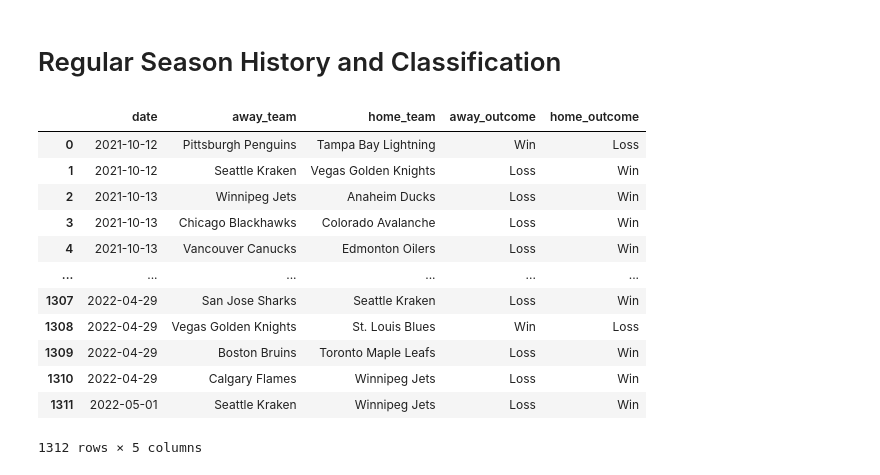
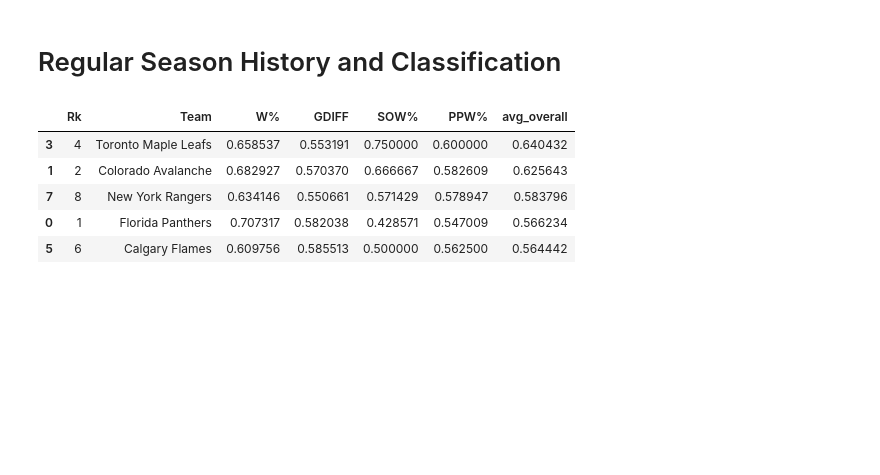
Before and after one commit to RyanSchraeder/StanleyCupPredictions, a Jupyter notebook: notebooks/model.ipynb, the cells around one changed output. Saved outputs shown, nothing was run; the diff lists cells and outputs as text; code cells hidden in the pictures; blank space fills up the shorter version.

Commit message:
pre-commit hook added. model progress updated

```diff
--- a/notebooks/model.ipynb
+++ b/notebooks/model.ipynb
@@ -198,11 +199,11 @@ winners
 # %% [markdown]
 An interesting note here is the high shootout performance of the Toronto Maple Leafs. Their overall win percentage is lower, but it seems they have an outlier. When we look at the best team, the Florida Panthers, it appears they are well-rounded with a decent goal differential and other win percentages. However, they have the highest goal differential and therefore highest win percentage. It seems here that's the most important factor toward playoff readiness, which is understandable. The end game is winning.
 # %%
-winners = pd.melt(winners.reset_index(), id_vars=['Rk'], value_vars=['W%', 'GDIFF', 'SOW%', 'PPW%'])
-winners.columns
+winners_melt = pd.melt(winners, id_vars=['Rk', 'Team'], value_vars=['W%', 'GDIFF', 'SOW%', 'PPW%'])
+winners_melt.sort_values('Rk')
 
-ax = sns.boxplot(x='variable', y='value', data=winners, color='lightskyblue')
-ax = sns.swarmplot(x='variable', y='value', data=winners, color='red')
+ax = sns.boxplot(x='variable', y='value', data=winners_melt, color='lightskyblue')
+ax = sns.swarmplot(x='variable', y='value', data=winners_melt, color='red')
 # %% [output]
 [figure]
 # %% [markdown]
@@ -256,29 +257,44 @@ The test concludes with a high correlation spread. I took the absolute value, si
 # %%
 games = pd.read_csv('../data/regular_season_games.csv').drop(columns=({'Notes', 'Unnamed: 5'})).rename(columns=({
     "Date": "date",
     "Visitor": "away_team",
     "Home": "home_team",
     "G": "away_goals",
     "G.1": "home_goals",
     "Att.": "",
     "LOG": "length_of_game_min"
 }))
 games['away_outcome'] = games['away_goals'] - games['home_goals']
 games['home_outcome'] = games['home_goals'] - games['away_goals']
 games['away_outcome'] = games['away_outcome'].apply(lambda x: 'Win' if x > 0 else 'Loss')
 games['home_outcome'] = games['home_outcome'].apply(lambda x: 'Win' if x > 0 else 'Loss')
-games.drop(columns=({'away_goals', 'home_goals', 'length_of_game_min', ''}))
+games = games.drop(columns=({'away_goals', 'home_goals', 'length_of_game_min', ''}))
+
+
+"""
+merge the game results with the correlated stats.
+when running predictions, this will have to be a multinomial logistic regression, or maybe a random forest.
+have to decide the outcome based upon:
+- stats threshold
+- away and home outcomes
+- team matchup
+
+for instance, if the pens and lightning match up and the pens have:
+- more home team wins (home team advantage)
+- higher statistics from historical data
+- rank within the top ten teams
+then, they will possibly win the matchup.
+
+If our matchup is between two playoff teams currently,
+we could predict who might win. this includes a stanley cup matchup.
+If the stats measure up to date with the top teams,
+we can anticipate the matchup and the possible outcome (if model is accurate and meets assumptions).
+"""
+winners.head()
 # %% [output]
-|  | date | away_team | home_team | away_outcome | home_outcome |
-| 0 | 2021-10-12 | Pittsburgh Penguins | Tampa Bay Lightning | Win | Loss |
-| 1 | 2021-10-12 | Seattle Kraken | Vegas Golden Knights | Loss | Win |
-| 2 | 2021-10-13 | Winnipeg Jets | Anaheim Ducks | Loss | Win |
-| 3 | 2021-10-13 | Chicago Blackhawks | Colorado Avalanche | Loss | Win |
-| 4 | 2021-10-13 | Vancouver Canucks | Edmonton Oilers | Loss | Win |
-| ... | ... | ... | ... | ... | ... |
-| 1307 | 2022-04-29 | San Jose Sharks | Seattle Kraken | Loss | Win |
-| 1308 | 2022-04-29 | Vegas Golden Knights | St. Louis Blues | Win | Loss |
-| 1309 | 2022-04-29 | Boston Bruins | Toronto Maple Leafs | Loss | Win |
-| 1310 | 2022-04-29 | Calgary Flames | Winnipeg Jets | Loss | Win |
-| 1311 | 2022-05-01 | Seattle Kraken | Winnipeg Jets | Loss | Win |
+|  | Rk | Team | W% | GDIFF | SOW% | PPW% | avg_overall |
+| 3 | 4 | Toronto Maple Leafs | 0.658537 | 0.553191 | 0.750000 | 0.600000 | 0.640432 |
+| 1 | 2 | Colorado Avalanche | 0.682927 | 0.570370 | 0.666667 | 0.582609 | 0.625643 |
+| 7 | 8 | New York Rangers | 0.634146 | 0.550661 | 0.571429 | 0.578947 | 0.583796 |
+| 0 | 1 | Florida Panthers | 0.707317 | 0.582038 | 0.428571 | 0.547009 | 0.566234 |
+| 5 | 6 | Calgary Flames | 0.609756 | 0.585513 | 0.500000 | 0.562500 | 0.564442 |
-1312 rows × 5 columns
```
Also changed, not shown: parts of 10 cells of this notebook, 3 other files.
